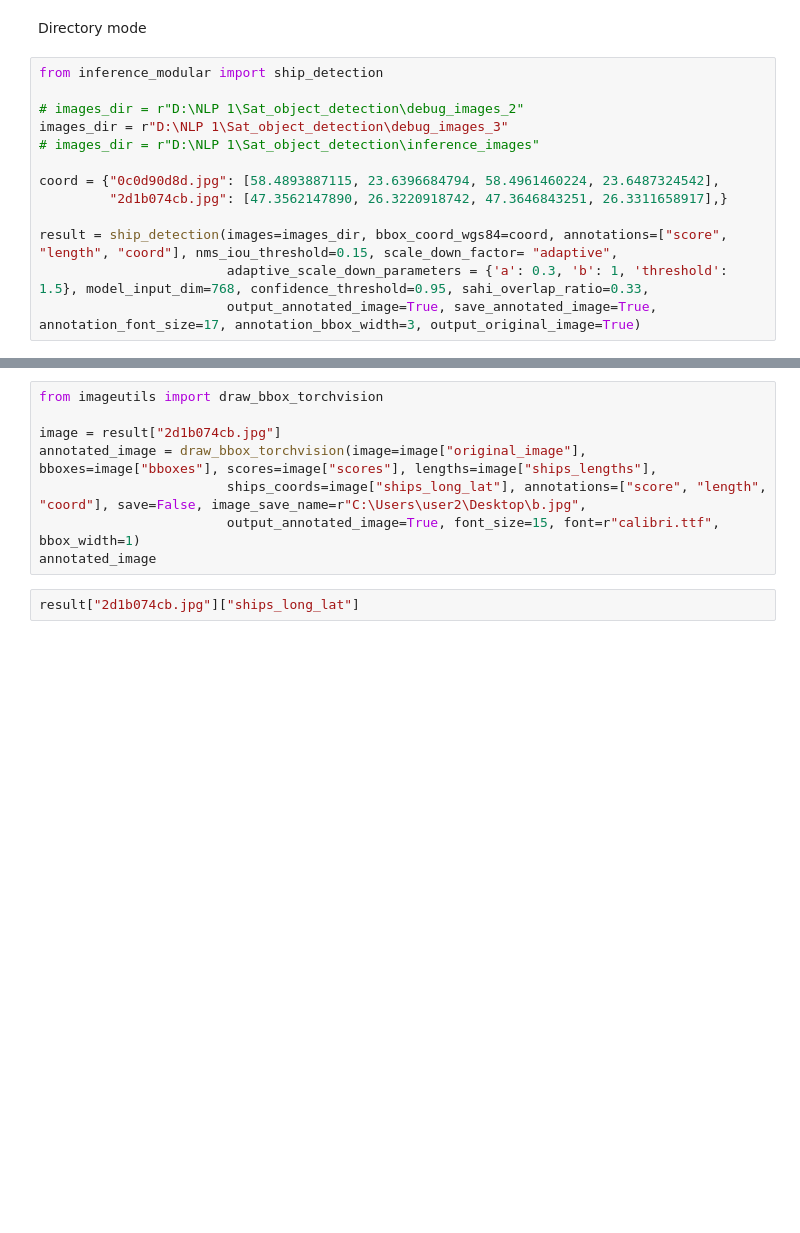
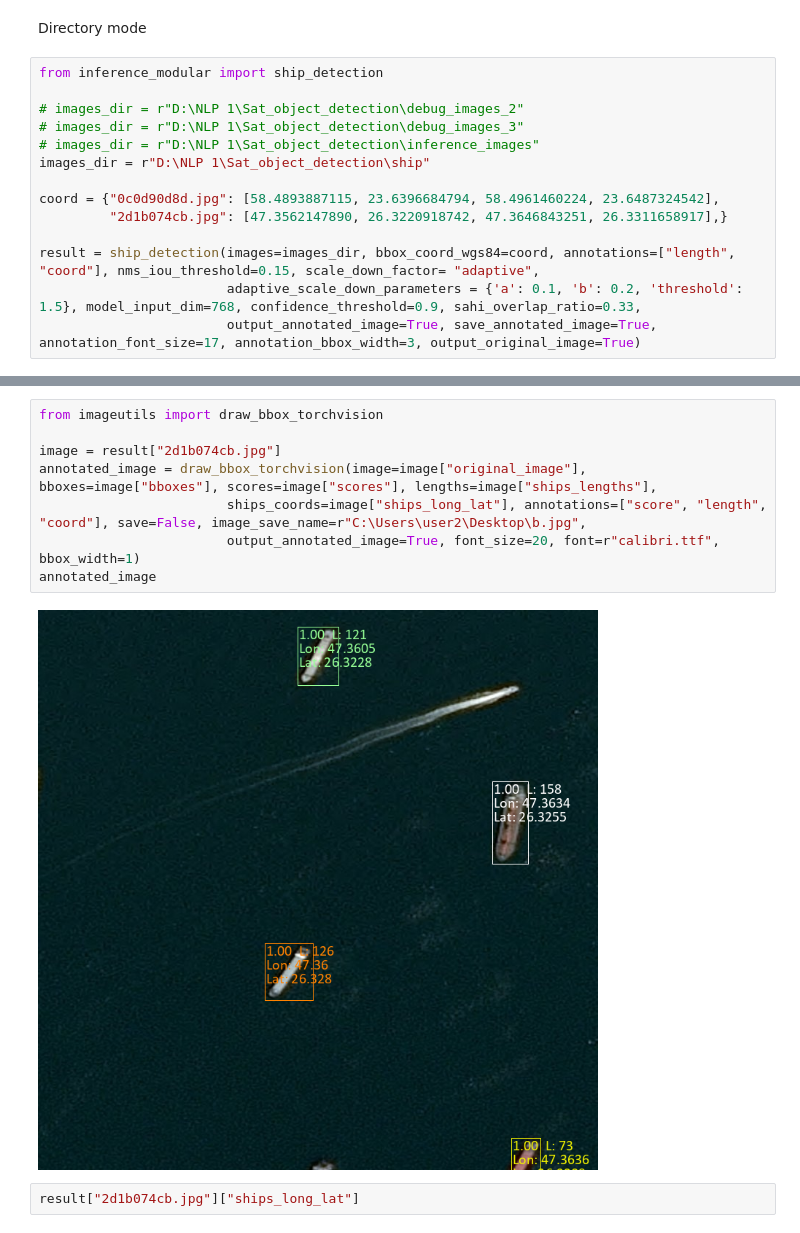
Before and after one commit to FarshadAmiri/Sat_object_detection, a Jupyter notebook: Instruction.ipynb, the cells around one changed output, grey strips where cells are left out. Cells and saved outputs as stored; diff of their text form; blank space fills up the shorter version.

Commit message:
scale down factor fn modified

```diff
--- a/Instruction.ipynb
+++ b/Instruction.ipynb
@@ -17,13 +17,14 @@ Directory mode
 from inference_modular import ship_detection
 
 # images_dir = r"D:\NLP 1\Sat_object_detection\debug_images_2"
-images_dir = r"D:\NLP 1\Sat_object_detection\debug_images_3"
+# images_dir = r"D:\NLP 1\Sat_object_detection\debug_images_3"
 # images_dir = r"D:\NLP 1\Sat_object_detection\inference_images"
+images_dir = r"D:\NLP 1\Sat_object_detection\ship"
 
 coord = {"0c0d90d8d.jpg": [58.4893887115, 23.6396684794, 58.4961460224, 23.6487324542],
          "2d1b074cb.jpg": [47.3562147890, 26.3220918742, 47.3646843251, 26.3311658917],}
 
-result = ship_detection(images=images_dir, bbox_coord_wgs84=coord, annotations=["score", "length", "coord"], nms_iou_threshold=0.15, scale_down_factor= "adaptive",
-                        adaptive_scale_down_parameters = {'a': 0.3, 'b': 1, 'threshold': 1.5}, model_input_dim=768, confidence_threshold=0.95, sahi_overlap_ratio=0.33,
+result = ship_detection(images=images_dir, bbox_coord_wgs84=coord, annotations=["length", "coord"], nms_iou_threshold=0.15, scale_down_factor= "adaptive",
+                        adaptive_scale_down_parameters = {'a': 0.1, 'b': 0.2, 'threshold': 1.5}, model_input_dim=768, confidence_threshold=0.9, sahi_overlap_ratio=0.33,
                         output_annotated_image=True, save_annotated_image=True, annotation_font_size=17, annotation_bbox_width=3, output_original_image=True)
 # %% [output]
@@ -52,11 +73,13 @@ result["2d1b074cb.jpg"]["annotated_image"]
 # %%
 from imageutils import draw_bbox_torchvision
 
 image = result["2d1b074cb.jpg"]
 annotated_image = draw_bbox_torchvision(image=image["original_image"], bboxes=image["bboxes"], scores=image["scores"], lengths=image["ships_lengths"],
                         ships_coords=image["ships_long_lat"], annotations=["score", "length", "coord"], save=False, image_save_name=r"C:\Users\user2\Desktop\b.jpg",
-                        output_annotated_image=True, font_size=15, font=r"calibri.ttf", bbox_width=1)
+                        output_annotated_image=True, font_size=20, font=r"calibri.ttf", bbox_width=1)
 annotated_image
+# %% [output]
+[figure, added]
 # %%
 result["2d1b074cb.jpg"]["ships_long_lat"]
 # %%
```
Also changed, not shown: parts of 7 cells of this notebook, 1 other file.
